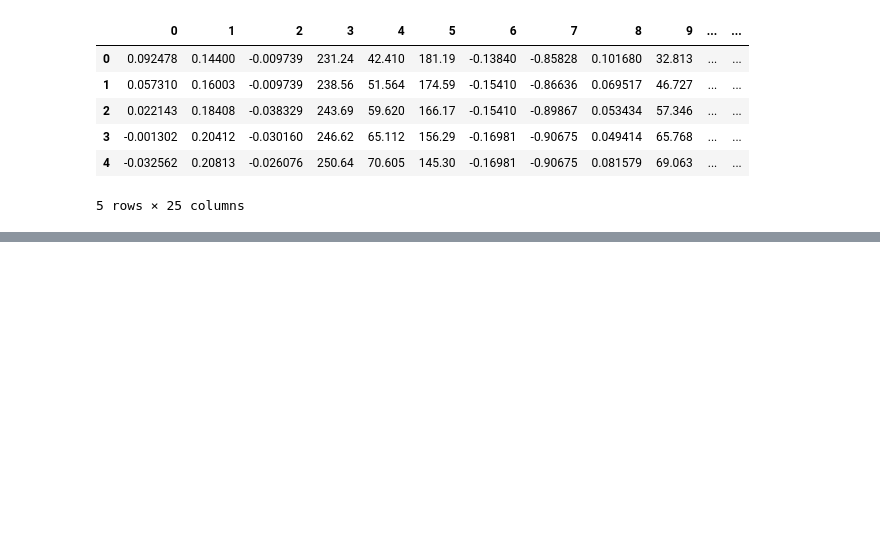
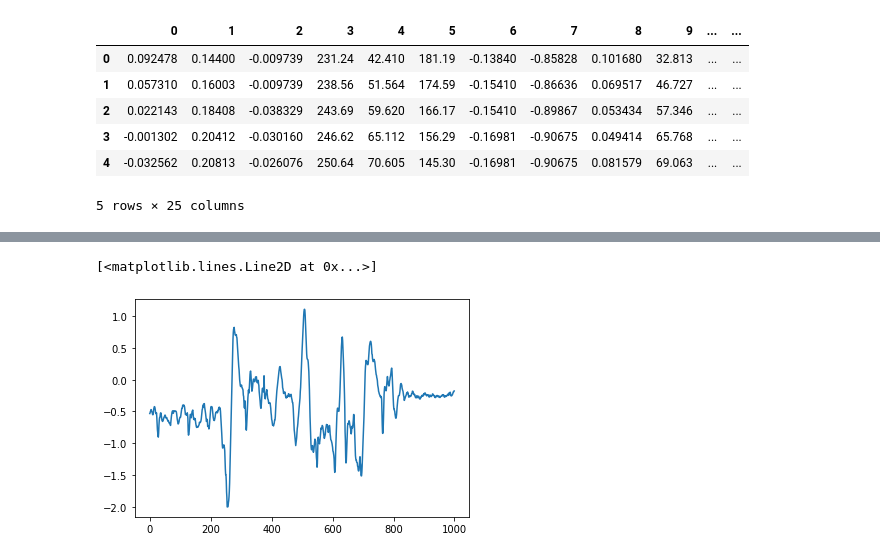
Before and after one commit to Anishsan/comp1050proj2020-, a Jupyter notebook: StudentVersions/prac06-file1.ipynb, the cells around one changed output, grey strips where cells are left out. Drawn from its saved outputs; the diff is of its cells as text; code cells hidden in the pictures; blank space fills up the shorter version.

```diff
--- a/StudentVersions/prac06-file1.ipynb
+++ b/StudentVersions/prac06-file1.ipynb
@@ -59,26 +59,30 @@ plt.plot(df_sitting[500:1500, 0:3])
 # %%
 #################################################
 #Challenge  - 1
 #################################################
 #TODO:
 #1. interpret the results displayed from code snippet 1
 #2. interpret the results displayed from code snippet 2
 #3. interpret the results displayed from code snippet 3
 #4. Based on the code snippet 2 and 3, add your code to plot the first sensor in the first sensor device in the given dataset
 #for the Washing dishes activity.
 
 
 #TODO: add your other code in here .   <<<-------------
-
-
+df = pd.read_csv('dataset_1.txt', sep=',', header=None)
+df_washing = df[df[24] == 4].values
+plt.plot(df_washing[500:1500,0])
 #HINT: check the first reference provided in the practical document to find the dataset resource, answers shall be all there
 
 
 
 
 #in the upcoming weeks' practical, we might have two or more challenges per practical file (for one student).
 #So if you have finished this file more than 30 mins, you are too slow and need to be more efficient (preparing more by understanding more from the
 #dataset used in the practical project https://www.mad.tf.fau.de/research/activitynet/daliac-daily-life-activities/)
+# %% [output]
+[<matplotlib.lines.Line2D at 0x...>]
+[figure, added]
 # %%
 #################################################
 #Challenge  - 2
```
Also changed, not shown: parts of 3 cells of this notebook.
